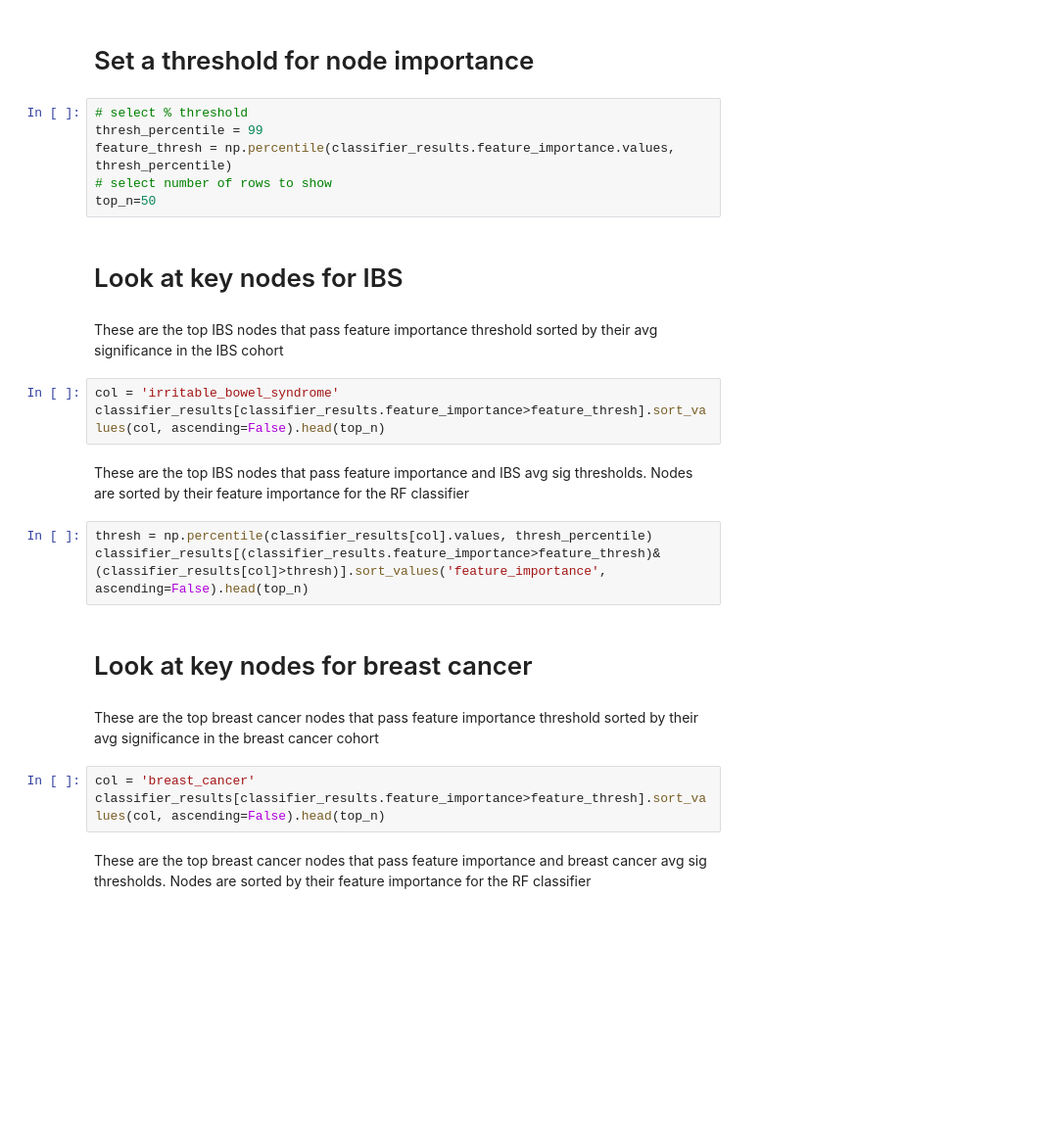
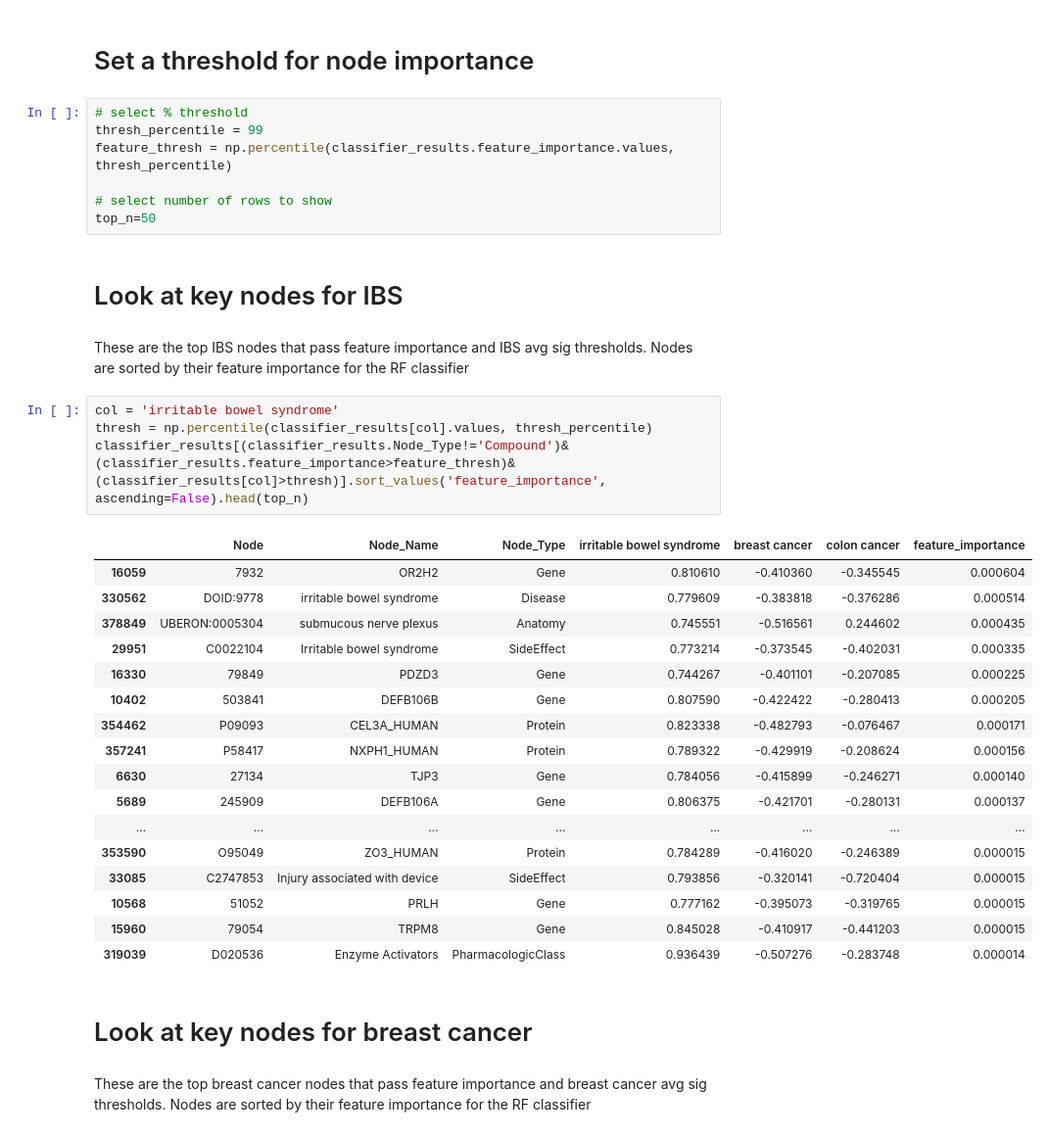
Before and after one commit to BaranziniLab/SPOKEsig-Workshop, a Jupyter notebook: code/patient_spoke_sig_analysis.ipynb, the cells around one changed output. Shown: that part at 98% size. Cells and saved outputs as stored; diff of their text form; blank space fills up the shorter version.

```diff
--- a/code/patient_spoke_sig_analysis.ipynb
+++ b/code/patient_spoke_sig_analysis.ipynb
@@ -205,28 +176,37 @@ classifier_results.loc[:,'feature_importance'] = clf.feature_importances_
 # select % threshold
 thresh_percentile = 99
 feature_thresh = np.percentile(classifier_results.feature_importance.values, thresh_percentile)
+
 # select number of rows to show
 top_n=50
 # %% [markdown]
 # Look at key nodes for IBS
-# %% [markdown]
-These are the top IBS nodes that pass feature importance threshold
-sorted by their avg significance in the IBS cohort
-# %%
-col = 'irritable_bowel_syndrome'
-classifier_results[classifier_results.feature_importance>feature_thresh].sort_values(col, ascending=False).head(top_n)
 # %% [markdown]
 These are the top IBS nodes that pass feature importance and IBS avg sig thresholds. Nodes are sorted by their feature importance for the RF classifier
 # %%
+col = 'irritable bowel syndrome'
 thresh = np.percentile(classifier_results[col].values, thresh_percentile)
-classifier_results[(classifier_results.feature_importance>feature_thresh)&(classifier_results[col]>thresh)].sort_values('feature_importance', ascending=False).head(top_n)
+classifier_results[(classifier_results.Node_Type!='Compound')&(classifier_results.feature_importance>feature_thresh)&(classifier_results[col]>thresh)].sort_values('feature_importance', ascending=False).head(top_n)
+# %% [output]
+|  | Node | Node_Name | Node_Type | irritable bowel syndrome | breast cancer | colon cancer | feature_importance |
+| 16059 | 7932 | OR2H2 | Gene | 0.810610 | -0.410360 | -0.345545 | 0.000604 |
+| 330562 | DOID:9778 | irritable bowel syndrome | Disease | 0.779609 | -0.383818 | -0.376286 | 0.000514 |
+| 378849 | UBERON:0005304 | submucous nerve plexus | Anatomy | 0.745551 | -0.516561 | 0.244602 | 0.000435 |
+| 29951 | C0022104 | Irritable bowel syndrome | SideEffect | 0.773214 | -0.373545 | -0.402031 | 0.000335 |
+| 16330 | 79849 | PDZD3 | Gene | 0.744267 | -0.401101 | -0.207085 | 0.000225 |
+| 10402 | 503841 | DEFB106B | Gene | 0.807590 | -0.422422 | -0.280413 | 0.000205 |
+| 354462 | P09093 | CEL3A_HUMAN | Protein | 0.823338 | -0.482793 | -0.076467 | 0.000171 |
+| 357241 | P58417 | NXPH1_HUMAN | Protein | 0.789322 | -0.429919 | -0.208624 | 0.000156 |
+| 6630 | 27134 | TJP3 | Gene | 0.784056 | -0.415899 | -0.246271 | 0.000140 |
+| 5689 | 245909 | DEFB106A | Gene | 0.806375 | -0.421701 | -0.280131 | 0.000137 |
+| ... | ... | ... | ... | ... | ... | ... | ... |
+| 353590 | O95049 | ZO3_HUMAN | Protein | 0.784289 | -0.416020 | -0.246389 | 0.000015 |
+| 33085 | C2747853 | Injury associated with device | SideEffect | 0.793856 | -0.320141 | -0.720404 | 0.000015 |
+| 10568 | 51052 | PRLH | Gene | 0.777162 | -0.395073 | -0.319765 | 0.000015 |
+| 15960 | 79054 | TRPM8 | Gene | 0.845028 | -0.410917 | -0.441203 | 0.000015 |
+| 319039 | D020536 | Enzyme Activators | PharmacologicClass | 0.936439 | -0.507276 | -0.283748 | 0.000014 |
 # %% [markdown]
 # Look at key nodes for breast cancer
-# %% [markdown]
-These are the top breast cancer nodes that pass feature importance threshold sorted by their avg significance in the breast cancer cohort
-# %%
-col = 'breast_cancer'
-classifier_results[classifier_results.feature_importance>feature_thresh].sort_values(col, ascending=False).head(top_n)
 # %% [markdown]
 These are the top breast cancer nodes that pass feature importance and breast cancer avg sig thresholds. Nodes are sorted by their feature importance for the RF classifier
 # %%
```
Also changed, not shown: parts of 23 cells of this notebook, 1 other file.
